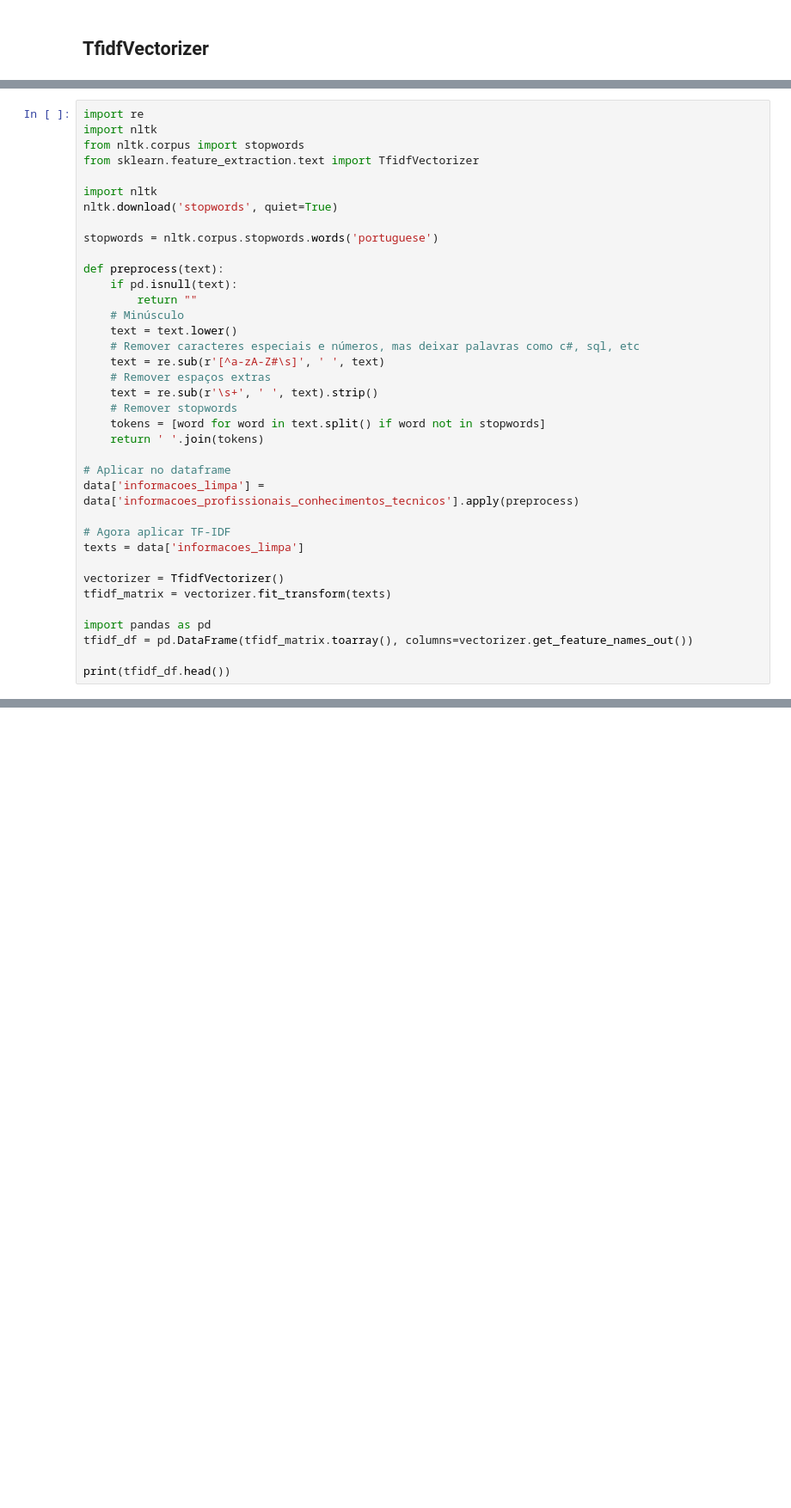
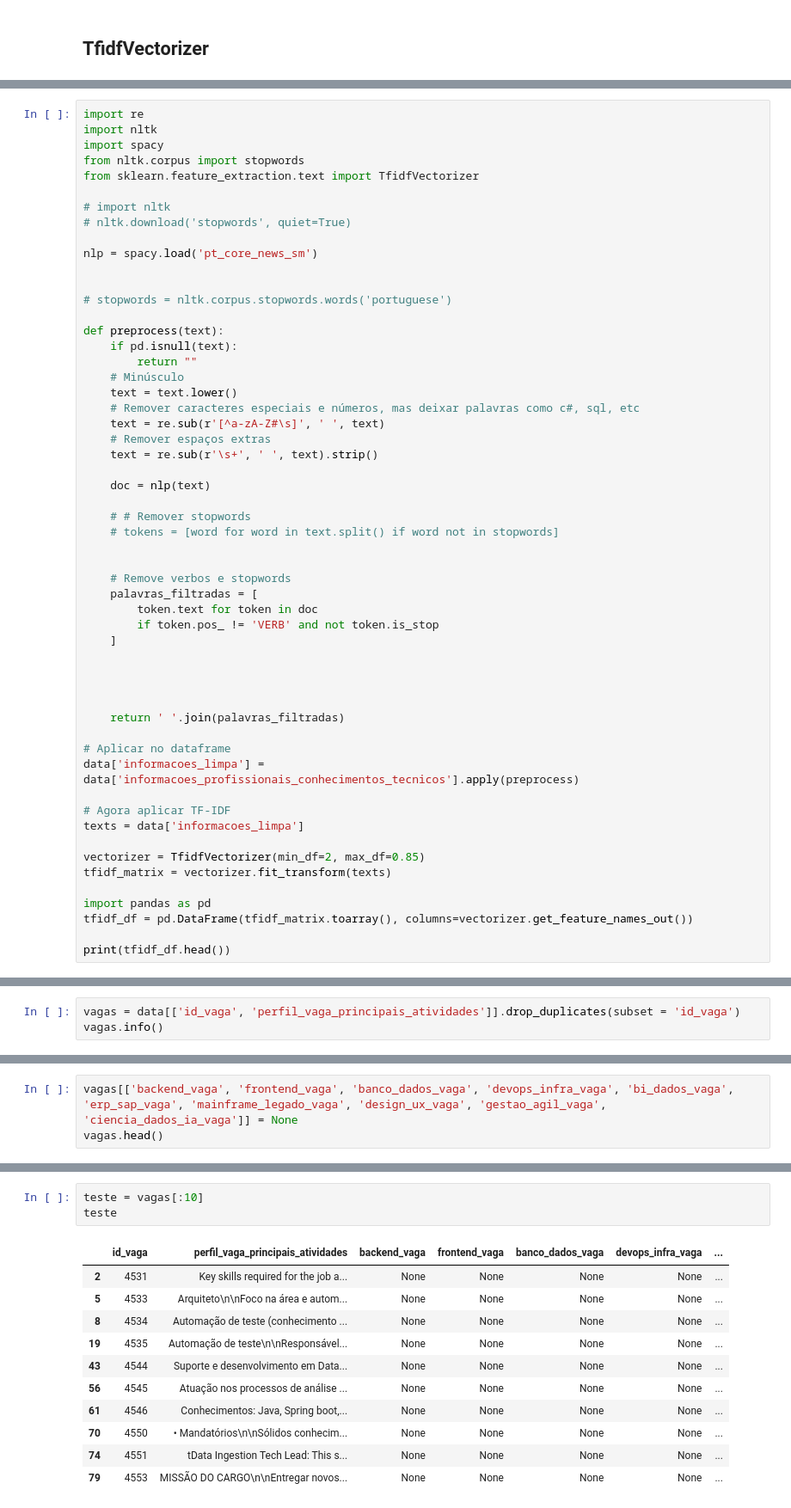
Before and after one commit to letpires/AIDecision, a Jupyter notebook: eda.ipynb, the cells around one changed output, grey strips where cells are left out. Shown at 86% size. Drawn from its saved outputs; the diff is of its cells as text; blank space fills up the shorter version.

```diff
--- a/eda.ipynb
+++ b/eda.ipynb
@@ -1016,13 +1196,17 @@ True
 # %%
 import re
 import nltk
+import spacy
 from nltk.corpus import stopwords
 from sklearn.feature_extraction.text import TfidfVectorizer
 
-import nltk
-nltk.download('stopwords', quiet=True)
+# import nltk
+# nltk.download('stopwords', quiet=True)
 
-stopwords = nltk.corpus.stopwords.words('portuguese')
+nlp = spacy.load('pt_core_news_sm')
+
+
+# stopwords = nltk.corpus.stopwords.words('portuguese')
 
 def preprocess(text):
     if pd.isnull(text):
@@ -1033,9 +1217,23 @@ def preprocess(text):
     text = re.sub(r'[^a-zA-Z#\s]', ' ', text)
     # Remover espaços extras
     text = re.sub(r'\s+', ' ', text).strip()
-    # Remover stopwords
-    tokens = [word for word in text.split() if word not in stopwords]
-    return ' '.join(tokens)
+
+    doc = nlp(text)
+
+    # # Remover stopwords
+    # tokens = [word for word in text.split() if word not in stopwords]
+
+
+    # Remove verbos e stopwords
+    palavras_filtradas = [
+        token.text for token in doc
+        if token.pos_ != 'VERB' and not token.is_stop
+    ]
+
+
+
+
+    return ' '.join(palavras_filtradas)
 
 # Aplicar no dataframe
 data['informacoes_limpa'] = data['informacoes_profissionais_conhecimentos_tecnicos'].apply(preprocess)
@@ -1043,7 +1241,7 @@ data['informacoes_limpa'] = data['informacoes_profissionais_conhecimentos_tecnic
 # Agora aplicar TF-IDF
 texts = data['informacoes_limpa']
 
-vectorizer = TfidfVectorizer()
+vectorizer = TfidfVectorizer(min_df=2, max_df=0.85)
 tfidf_matrix = vectorizer.fit_transform(texts)
 
 import pandas as pd
@@ -1077,0 +1487,3 @@ tfidf_df
+# %%
+vagas = data[['id_vaga', 'perfil_vaga_principais_atividades']].drop_duplicates(subset = 'id_vaga')
+vagas.info()
@@ -1077,0 +1500,3 @@ tfidf_df
+# %%
+vagas[['backend_vaga', 'frontend_vaga', 'banco_dados_vaga', 'devops_infra_vaga', 'bi_dados_vaga', 'erp_sap_vaga', 'mainframe_legado_vaga', 'design_ux_vaga', 'gestao_agil_vaga', 'ciencia_dados_ia_vaga']] = None
+vagas.head()
@@ -1077,0 +1584,15 @@ tfidf_df
+# %%
+teste = vagas[:10]
+teste
+# %% [output]
+|  | id_vaga | perfil_vaga_principais_atividades | backend_vaga | frontend_vaga | banco_dados_vaga | devops_infra_vaga | ... |
+| 2 | 4531 | Key skills required for the job a... | None | None | None | None | ... |
+| 5 | 4533 | Arquiteto\n\nFoco na área e autom... | None | None | None | None | ... |
+| 8 | 4534 | Automação de teste (conhecimento ... | None | None | None | None | ... |
+| 19 | 4535 | Automação de teste\n\nResponsável... | None | None | None | None | ... |
+| 43 | 4544 | Suporte e desenvolvimento em Data... | None | None | None | None | ... |
+| 56 | 4545 | Atuação nos processos de análise ... | None | None | None | None | ... |
+| 61 | 4546 | Conhecimentos: Java, Spring boot,... | None | None | None | None | ... |
+| 70 | 4550 | • Mandatórios\n\nSólidos conhecim... | None | None | None | None | ... |
+| 74 | 4551 | tData Ingestion Tech Lead: This s... | None | None | None | None | ... |
+| 79 | 4553 | MISSÃO DO CARGO\n\nEntregar novos... | None | None | None | None | ... |
```
Also changed, not shown: parts of 35 cells of this notebook.
